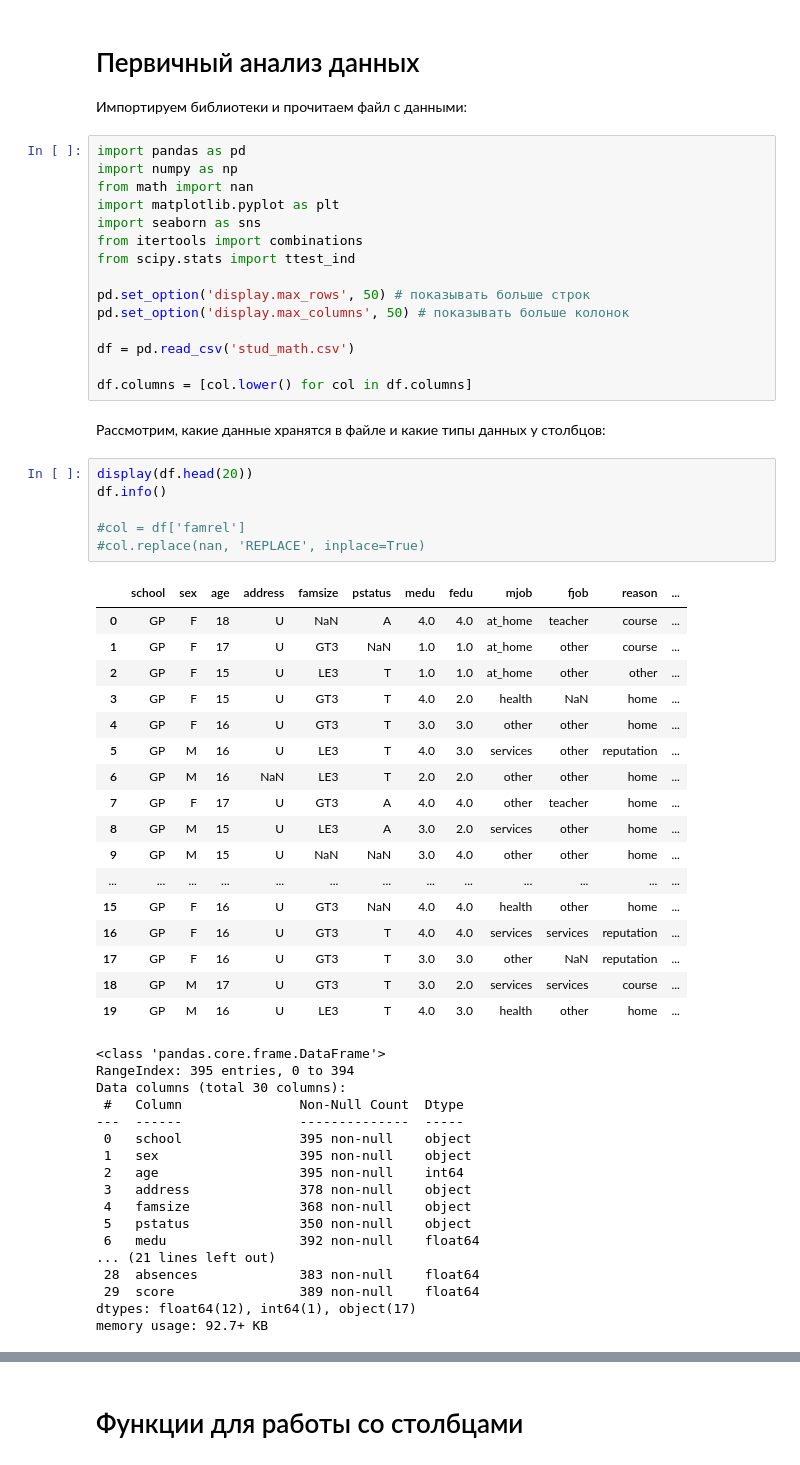
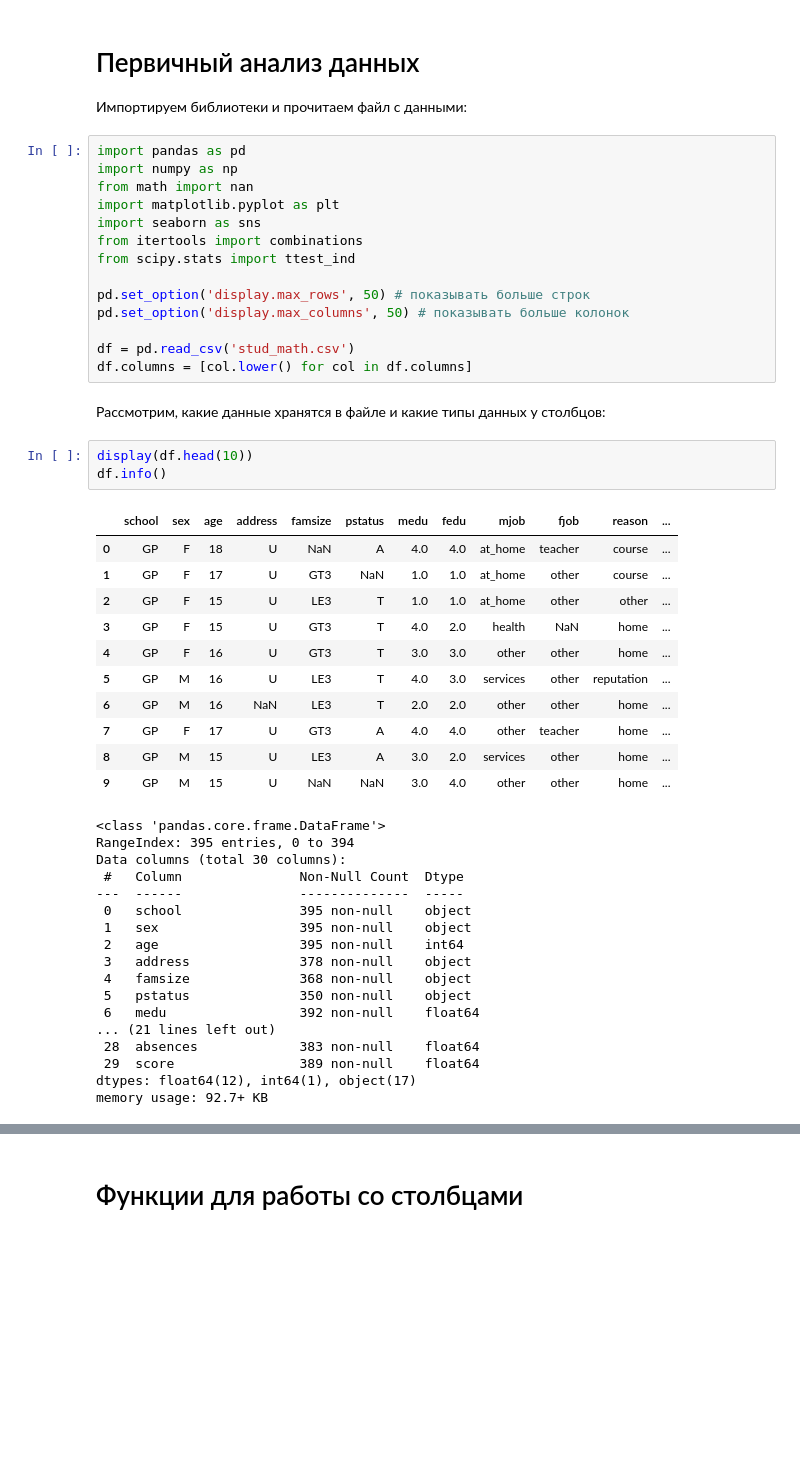
Before and after one commit to mshashanov/skillfactory_rds, a Jupyter notebook: module_2/eda_stud_math.ipynb, the cells around one changed output, grey strips where cells are left out. Drawn from its saved outputs; the diff is of its cells as text; blank space fills up the shorter version.

```diff
--- a/module_2/eda_stud_math.ipynb
+++ b/module_2/eda_stud_math.ipynb
@@ -16,34 +16,24 @@ pd.set_option('display.max_rows', 50) # показывать больше стр
 pd.set_option('display.max_columns', 50) # показывать больше колонок
 
 df = pd.read_csv('stud_math.csv')
-
 df.columns = [col.lower() for col in df.columns]
 # %% [markdown]
 Рассмотрим, какие данные хранятся в файле и какие типы данных у столбцов:
 # %%
-display(df.head(20))
+display(df.head(10))
 df.info()
-
-#col = df['famrel']
-#col.replace(nan, 'REPLACE', inplace=True)
 # %% [output]
 |  | school | sex | age | address | famsize | pstatus | medu | fedu | mjob | fjob | reason | ... |
 | 0 | GP | F | 18 | U | NaN | A | 4.0 | 4.0 | at_home | teacher | course | ... |
 | 1 | GP | F | 17 | U | GT3 | NaN | 1.0 | 1.0 | at_home | other | course | ... |
 | 2 | GP | F | 15 | U | LE3 | T | 1.0 | 1.0 | at_home | other | other | ... |
 | 3 | GP | F | 15 | U | GT3 | T | 4.0 | 2.0 | health | NaN | home | ... |
 | 4 | GP | F | 16 | U | GT3 | T | 3.0 | 3.0 | other | other | home | ... |
 | 5 | GP | M | 16 | U | LE3 | T | 4.0 | 3.0 | services | other | reputation | ... |
 | 6 | GP | M | 16 | NaN | LE3 | T | 2.0 | 2.0 | other | other | home | ... |
 | 7 | GP | F | 17 | U | GT3 | A | 4.0 | 4.0 | other | teacher | home | ... |
 | 8 | GP | M | 15 | U | LE3 | A | 3.0 | 2.0 | services | other | home | ... |
 | 9 | GP | M | 15 | U | NaN | NaN | 3.0 | 4.0 | other | other | home | ... |
-| ... | ... | ... | ... | ... | ... | ... | ... | ... | ... | ... | ... | ... |
-| 15 | GP | F | 16 | U | GT3 | NaN | 4.0 | 4.0 | health | other | home | ... |
-| 16 | GP | F | 16 | U | GT3 | T | 4.0 | 4.0 | services | services | reputation | ... |
-| 17 | GP | F | 16 | U | GT3 | T | 3.0 | 3.0 | other | NaN | reputation | ... |
-| 18 | GP | M | 17 | U | GT3 | T | 3.0 | 2.0 | services | services | course | ... |
-| 19 | GP | M | 16 | U | LE3 | T | 4.0 | 3.0 | health | other | home | ... |
 <class 'pandas.core.frame.DataFrame'>
 RangeIndex: 395 entries, 0 to 394
 Data columns (total 30 columns):
```
Also changed, not shown: parts of 73 cells of this notebook.
